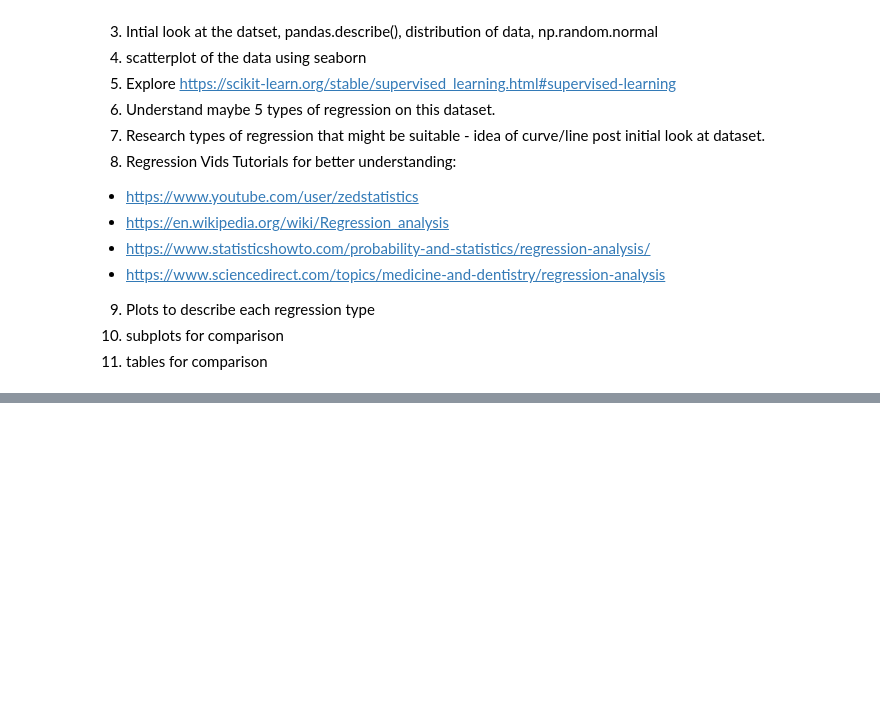
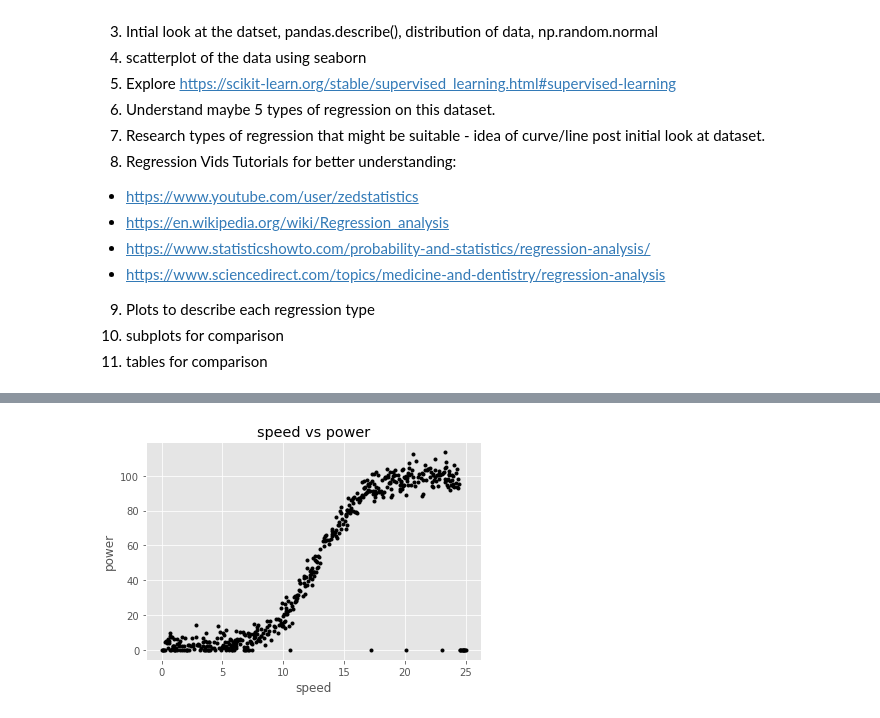
Before and after one commit to conor1982/FofDA_Project, a Jupyter notebook: FofDA_Project_2020.ipynb, the cells around one changed output, grey strips where cells are left out. Saved outputs shown, nothing was run; the diff lists cells and outputs as text; code cells hidden in the pictures; blank space fills up the shorter version.

```diff
--- a/FofDA_Project_2020.ipynb
+++ b/FofDA_Project_2020.ipynb
@@ -28,0 +34,7 @@ other types of regression on this data set
+# %%
+#style of plot to be used
+plt.style.use("ggplot")
+# %%
+#reading in the dataset
+df = pd.read_csv('powerproduction.txt')
+df
@@ -28,0 +75,8 @@ other types of regression on this data set
+# %%
+#plotting the dataset
+plt.plot(df['speed'],df['power'],'.',color='black')
+plt.title(f'{df.columns[0]} vs {df.columns[1]}')
+plt.xlabel(f'{df.columns[0]}')
+plt.ylabel(f'{df.columns[1]}');
+# %% [output]
+[figure, added]
```
Also changed, not shown: parts of 33 cells of this notebook, 1 other file.
